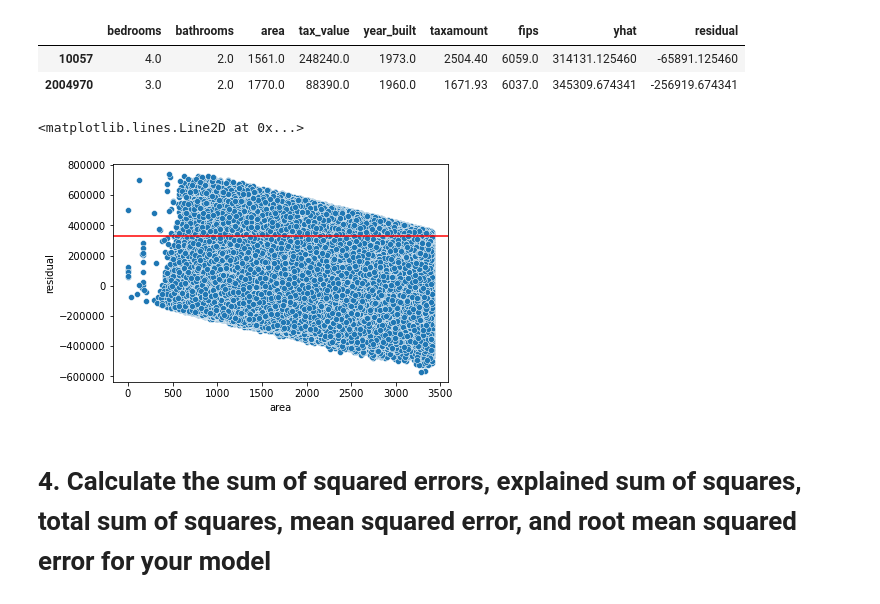
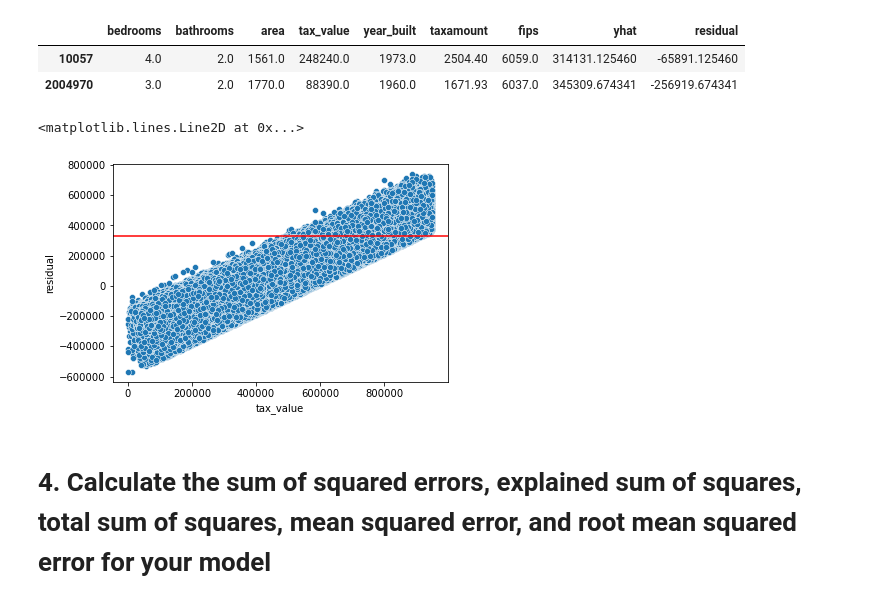
Before and after one commit to joe-bennett/regression-exercises, a Jupyter notebook: evaluate.ipynb, the cells around one changed output. Cells and saved outputs as stored; diff of their text form; code cells hidden in the pictures.

```diff
--- a/evaluate.ipynb
+++ b/evaluate.ipynb
@@ -43,11 +43,11 @@ train.head(2)
 | 10057 | 4.0 | 2.0 | 1561.0 | 248240.0 | 1973.0 | 2504.40 | 6059.0 | 314131.125460 | -65891.125460 |
 | 2004970 | 3.0 | 2.0 | 1770.0 | 88390.0 | 1960.0 | 1671.93 | 6037.0 | 345309.674341 | -256919.674341 |
 # %%
-sns.scatterplot(data=train,x='area',y='residual')
+sns.scatterplot(data=train,x='tax_value',y='residual')
 plt.axhline(baseline,color='red')
 # %% [output]
 <matplotlib.lines.Line2D at 0x...>
-[figure, old version]
+[figure, new version]
 # %%
 train['baseline']= baseline
 # %%
```
Also changed, not shown: parts of 18 cells of this notebook.
